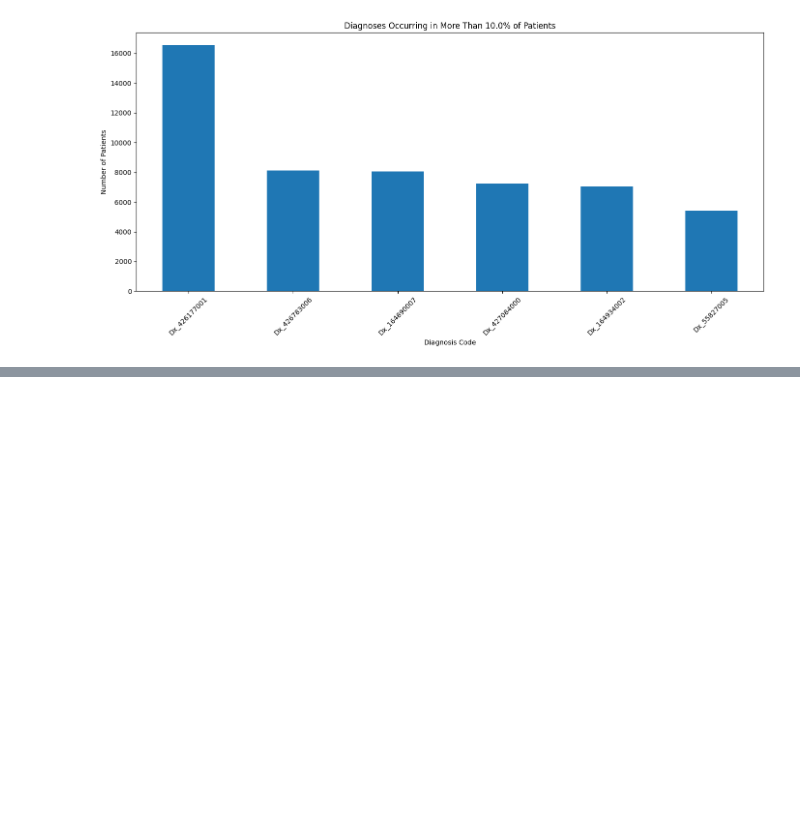
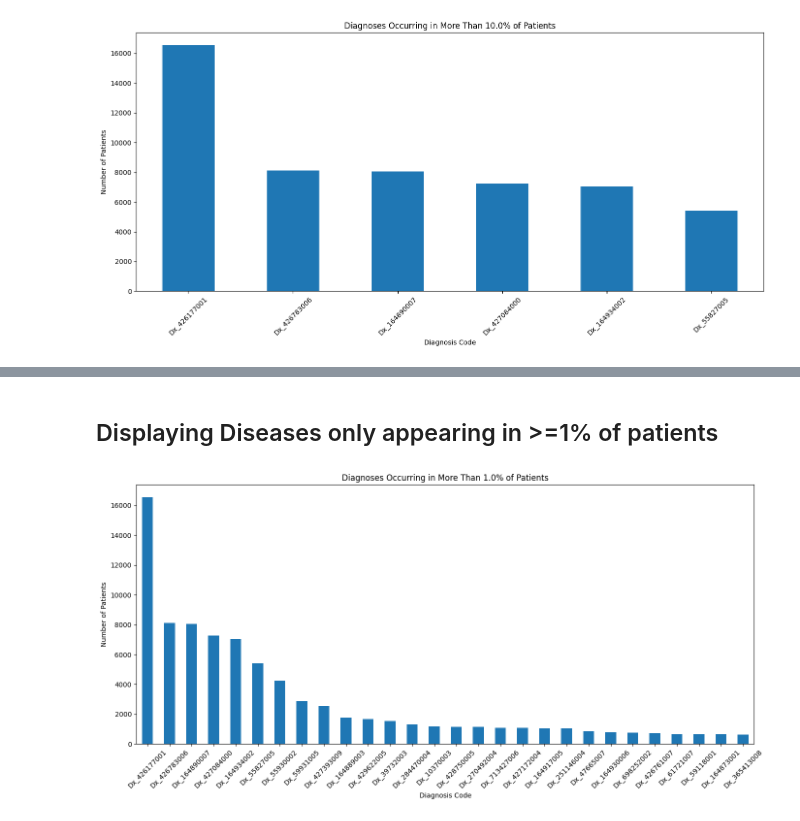
Before and after one commit to MilkCatt/ECG-HeartNet, a Jupyter notebook: scripts/EDA.ipynb, the cells around one changed output, grey strips where cells are left out. Drawn from its saved outputs; the diff is of its cells as text; code cells hidden in the pictures; blank space fills up the shorter version.

```diff
--- a/scripts/EDA.ipynb
+++ b/scripts/EDA.ipynb
@@ -122,0 +100,28 @@ df.to_csv('../data/diagnoses_filtered.csv')
+# %% [markdown]
+## Displaying Diseases only appearing in >=1% of patients
+# %%
+import matplotlib.pyplot as plt
+
+# Calculate total number of patients
+total_patients = len(df)
+
+# Setpercentage threshold
+percentage_threshold = 0.01
+
+# Convert percentage threshold into an absolute patient count
+count_threshold = total_patients * percentage_threshold
+
+# Filter diagnoses that have more than this number of patients
+filtered_counts = diagnosis_counts[diagnosis_counts > count_threshold]
+
+# Plot
+plt.figure(figsize=(14, 7))
+filtered_counts.plot(kind='bar')
+plt.title(f'Diagnoses Occurring in More Than {percentage_threshold*100:.1f}% of Patients')
+plt.xlabel('Diagnosis Code')
+plt.ylabel('Number of Patients')
+plt.xticks(rotation=45)
+plt.tight_layout()
+plt.show()
+# %% [output]
+[figure, added]
```
Also changed, not shown: parts of 9 cells of this notebook, 3 other files.
